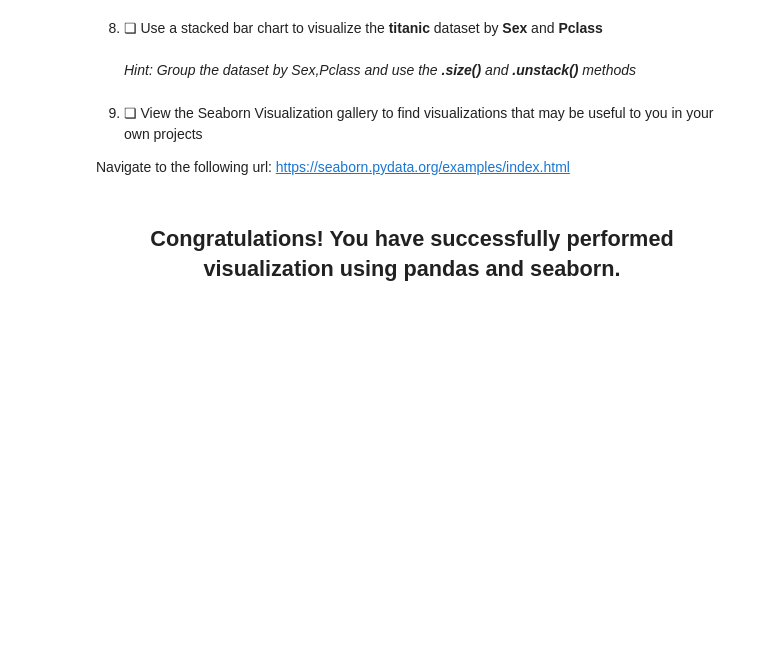
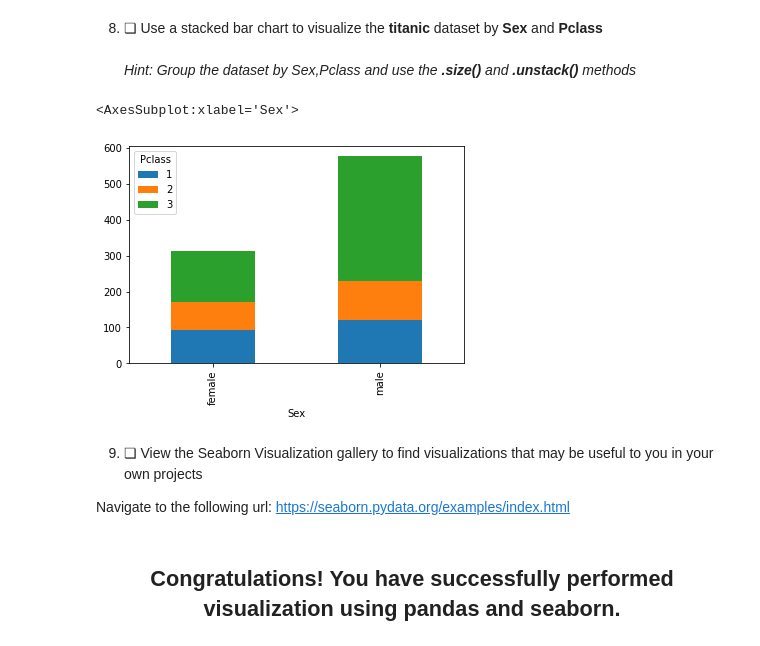
Before and after one commit to evan-a-west/MyLearningTreeCourses, a Jupyter notebook: Ex10_1.ipynb, the cells around one changed output. Drawn from its saved outputs; the diff is of its cells as text; code cells hidden in the pictures; blank space fills up the shorter version.

```diff
--- a/Ex10_1.ipynb
+++ b/Ex10_1.ipynb
@@ -40,6 +108,11 @@ data = pd.readcsv
 # %% [markdown]
 8. ❏ Use a stacked bar chart to visualize the **titanic** dataset by **Sex** and **Pclass**<br><br>
 *Hint: Group the dataset by Sex,Pclass and use the **.size()** and **.unstack()** methods*
+# %%
+data3.groupby(['Sex', 'Pclass']).size().unstack().plot(kind='bar', stacked=True)
+# %% [output]
+<AxesSubplot:xlabel='Sex'>
+[figure, added]
 # %% [markdown]
 9. ❏ View the Seaborn Visualization gallery to find visualizations that may be useful to you in your own projects
 
```
Also changed, not shown: parts of 7 cells of this notebook.
